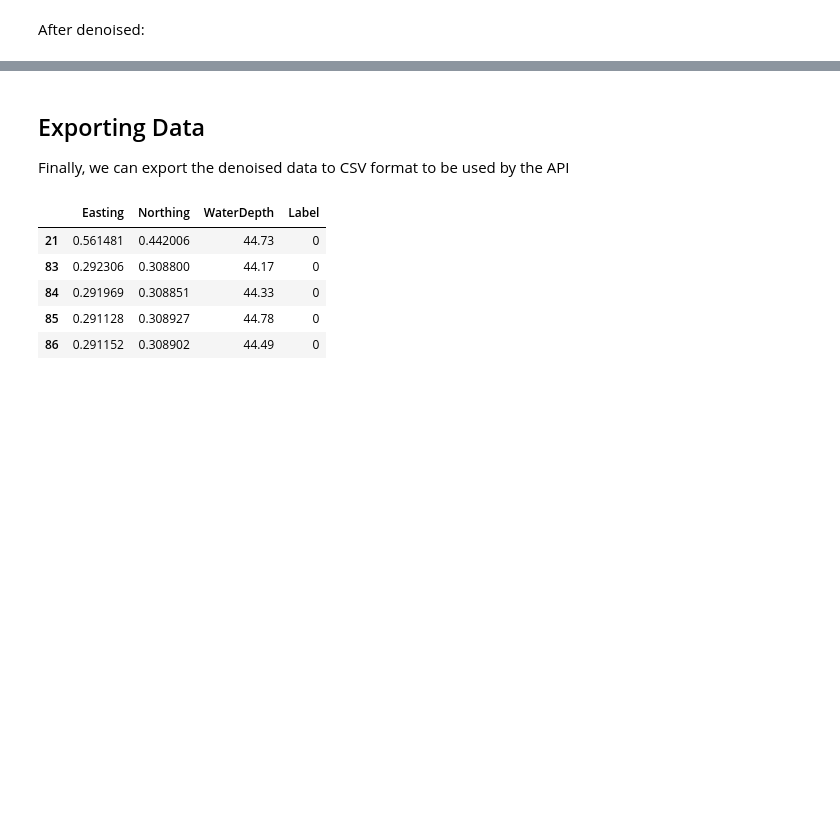
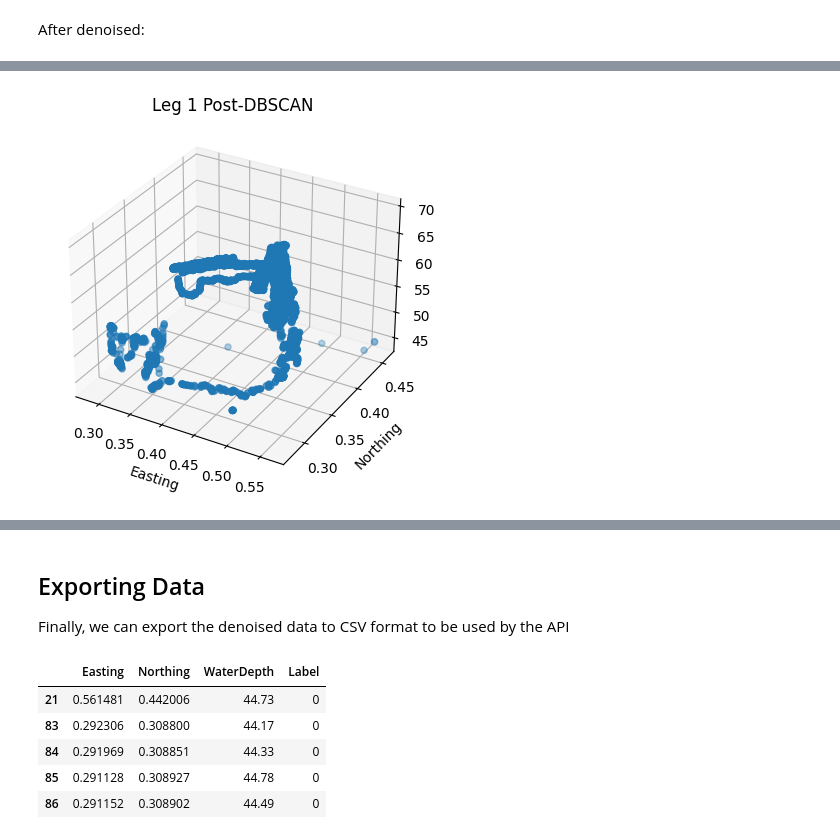
Before and after one commit to daveg1/Honours-Clustering-Telemetry, a Jupyter notebook: Python/dbscan_eval.ipynb, the cells around one changed output, grey strips where cells are left out. Drawn from its saved outputs; the diff is of its cells as text; code cells hidden in the pictures; blank space fills up the shorter version.

```diff
--- a/Python/dbscan_eval.ipynb
+++ b/Python/dbscan_eval.ipynb
@@ -41,7 +41,7 @@ from sklearn.cluster import DBSCAN
 from sklearn import metrics
 import itertools
 
-def grid_search_dbscan(data: pd.DataFrame, options: dict[str, tuple], verbose=False) -> list[dict[str, int]]:
+def grid_search_dbscan(data, options, verbose=False):
 	results = []
 
 	# Iterate through all combinations of options
@@ -64,19 +64,18 @@ def grid_search_dbscan(data: pd.DataFrame, options: dict[str, tuple], verbose=Fa
 		# Davies-Bouldin Score
 		davies_bouldin = metrics.davies_bouldin_score(X, labels)
 
-		if verbose: print(f'Finished with silhouette={silhouette}')
+		if verbose: print(f'Finished with silhouette={silhouette}, davies={davies_bouldin}')
 
 		results.append({
-			"params": { "eps": eps, "min_samples": min_samples },
-			"eval": {
-				"clusters": clusters,
-				"noise": noise,
-				"silhouette": silhouette,
-				"davies_bouldin": davies_bouldin
-			}
+			'eps': eps,
+			'min_samples': min_samples,
+			'clusters': clusters,
+			'noise': noise,
+			'silhouette': silhouette,
+			'davies_bouldin': davies_bouldin
 		})
 
-	return results
+	return pd.DataFrame(results)
 # %% [markdown]
 ### Evaluation
 DBSCAN parameters based on scikit learn [documentation](https://scikit-learn.org/stable/modules/generated/sklearn.cluster.DBSCAN.html).
@@ -184,0 +303,4 @@ plot2d(X_denoised)
+# %%
+plot3d(X_denoised, 'Leg 1 Post-DBSCAN')
+# %% [output]
+[figure, added]
```
Also changed, not shown: parts of 26 cells of this notebook.
